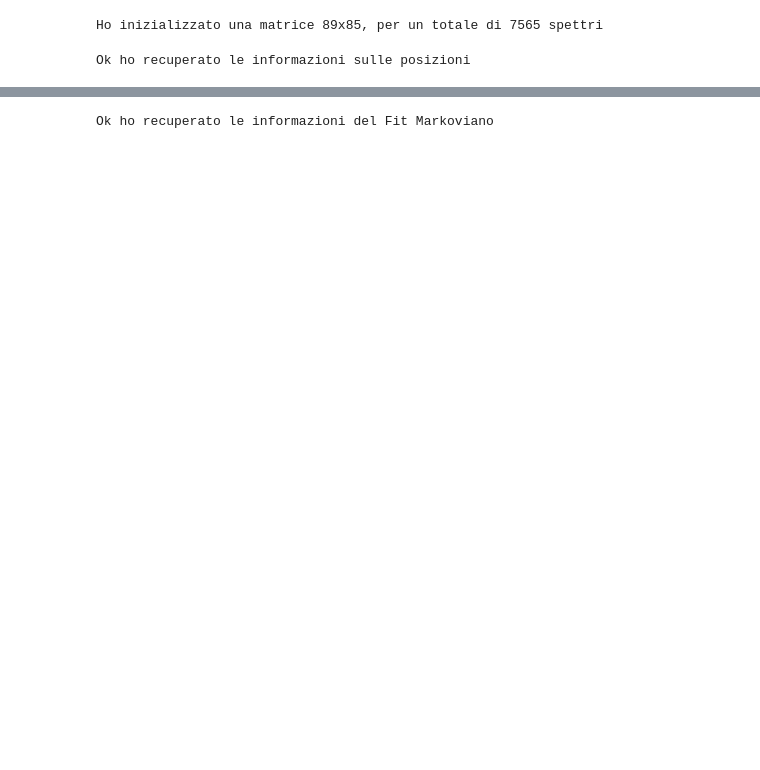
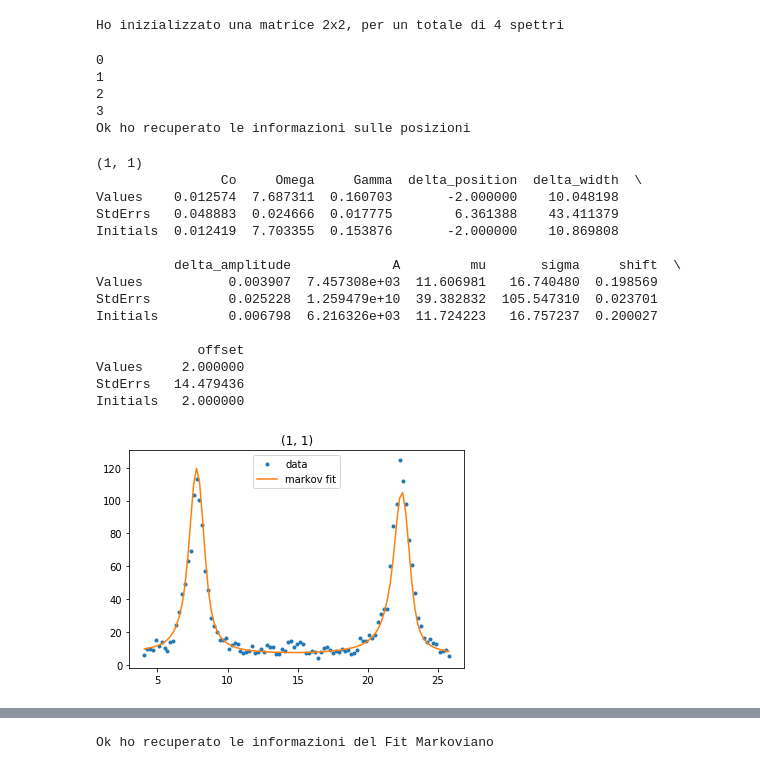
Before and after one commit to flautodipan/Python_Libraries, a Jupyter notebook: Experimentum_analysis.ipynb, the cells around one changed output, grey strips where cells are left out. Saved outputs shown, nothing was run; the diff lists cells and outputs as text; code cells hidden in the pictures; blank space fills up the shorter version.

```diff
--- a/Experimentum_analysis.ipynb
+++ b/Experimentum_analysis.ipynb
@@ -3,21 +3,23 @@ import      numpy               as      np
 import      matplotlib.pyplot   as      plt
 from        lib_Experimentum    import  *
 from        Alessandria         import  *
-
+import      configparser
+inputs = configparser.ConfigParser()
 
 #path dove stanno i dati del fit
-now_path         =   '../BRILLOUIN/TDP43/ARS_13_02/analysis_new_delta/'
-
-
-### recupero info su dimensionalità
 spectra_path =   '../BRILLOUIN/TDP43/ARS_13_02/'
 spectra_filename    =   'ARS_13_02'
-n_rows    =   len(Import_from_Matlab(spectra_filename, spectra_path, var_name = 'y3'))
-n_cols  =   len(Import_from_Matlab(spectra_filename, spectra_path, var_name = 'y3')[0])
+analysis_dir     =   'dabuttare'
+now_path         =   spectra_path+analysis_dir+'/'
+with open(now_path+'config.ini', 'r') as f:
+    inputs.read_file(f)
+### recupero info su dimensionalità
+n_rows    =     inputs.getint('I/O', 'n_rows')
+n_cols    =     inputs.getint('I/O', 'n_cols')
 ###
 matrix, rows, cols = Initialize_Matrix(0,0,n_rows,n_cols)
 # %% [output]
-Ho inizializzato una matrice 89x85, per un totale di 7565 spettri
+Ho inizializzato una matrice 2x2, per un totale di 4 spettri
 # %%
 
 #1) Recupero info su posizioni + info su chi è bono e chi no e su VIPA (questo solo per matrix[0][0])
@@ -37,20 +39,43 @@ with open(now_path+'xy_VIPA.txt', 'r') as fin:
 x_VIPA = np.array(VIPAs[0][1:-2].split(), dtype=float)
 y_VIPA = np.array(VIPAs[1][1:-2].split(), dtype=float)
 
-
-for (ii,jj) in boni:
-    matrix[ii][jj].Recover_VIPA(x_VIPA, y_VIPA)
-
+x = np.load(now_path+'x.npy', allow_pickle = True)
+y = np.load(now_path+'y.npy', allow_pickle = True)
 
 count = 0
-for (ii,jj) in serpentine_range(n_rows, n_cols, 'right'):
-        matrix[ii][jj].Recover_Spectrum(np.array(lines[count][1:-2].split(), dtype=float), np.array(lines[count+1][1:-2].split(), dtype=float))
-
+for ii in range(n_rows):
+    for jj in range (n_cols):
+        print(count)
+        matrix[ii][jj].Recover_VIPA(x_VIPA, y_VIPA)
+        matrix[ii][jj].Recover_Spectrum(x[count],y[count])
+        count+=1
         if (ii,jj) not in boni:
             excluded = excluded +((ii,jj),)
 
-        count = count + 2
-
+if count != (n_rows*n_cols): raise ValueError('Incompatibile')
 print('Ok ho recuperato le informazioni sulle posizioni')
 # %% [output]
+0
+1
+2
+3
 Ok ho recuperato le informazioni sulle posizioni
+# %%
+Plot_Elements_Spectrum(matrix, [(1,1)], fit = 'markov')
+# %% [output]
+(1, 1)
+                Co     Omega     Gamma  delta_position  delta_width  \
+Values    0.012574  7.687311  0.160703       -2.000000    10.048198
+StdErrs   0.048883  0.024666  0.017775        6.361388    43.411379
+Initials  0.012419  7.703355  0.153876       -2.000000    10.869808
+
+          delta_amplitude             A         mu       sigma     shift  \
+Values           0.003907  7.457308e+03  11.606981   16.740480  0.198569
+StdErrs          0.025228  1.259479e+10  39.382832  105.547310  0.023701
+Initials         0.006798  6.216326e+03  11.724223   16.757237  0.200027
+
+             offset
+Values     2.000000
+StdErrs   14.479436
+Initials   2.000000
+[figure, added]
```
Also changed, not shown: parts of 23 cells of this notebook, 3 other files.
